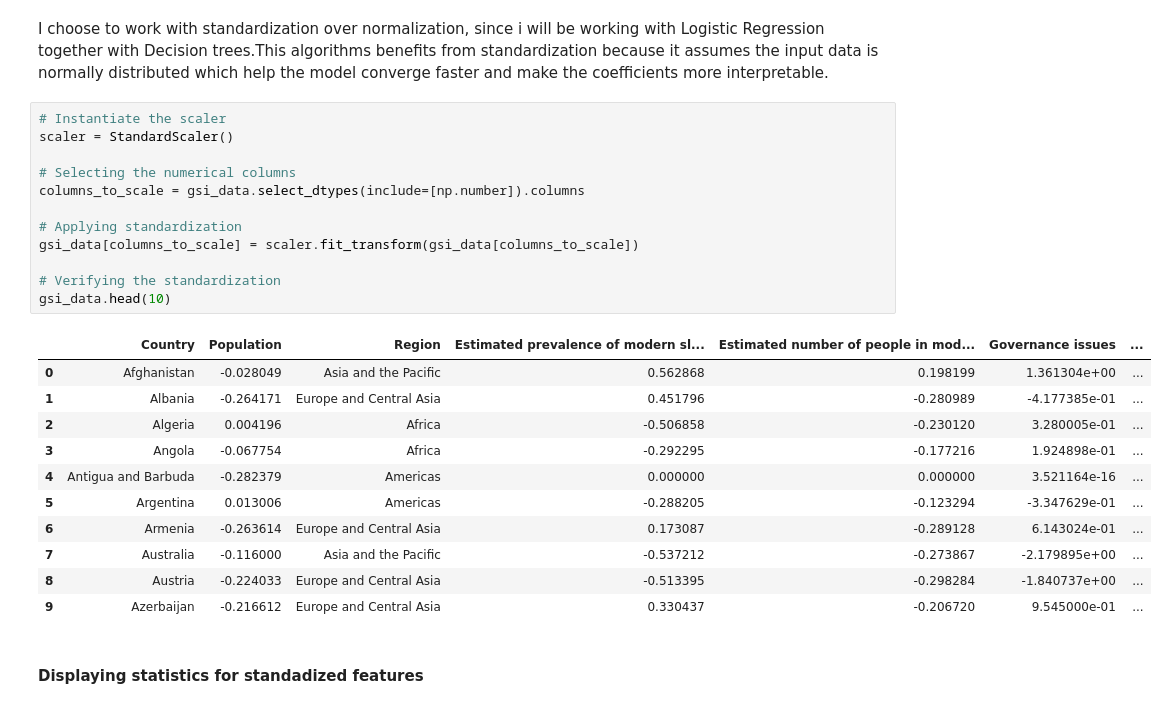
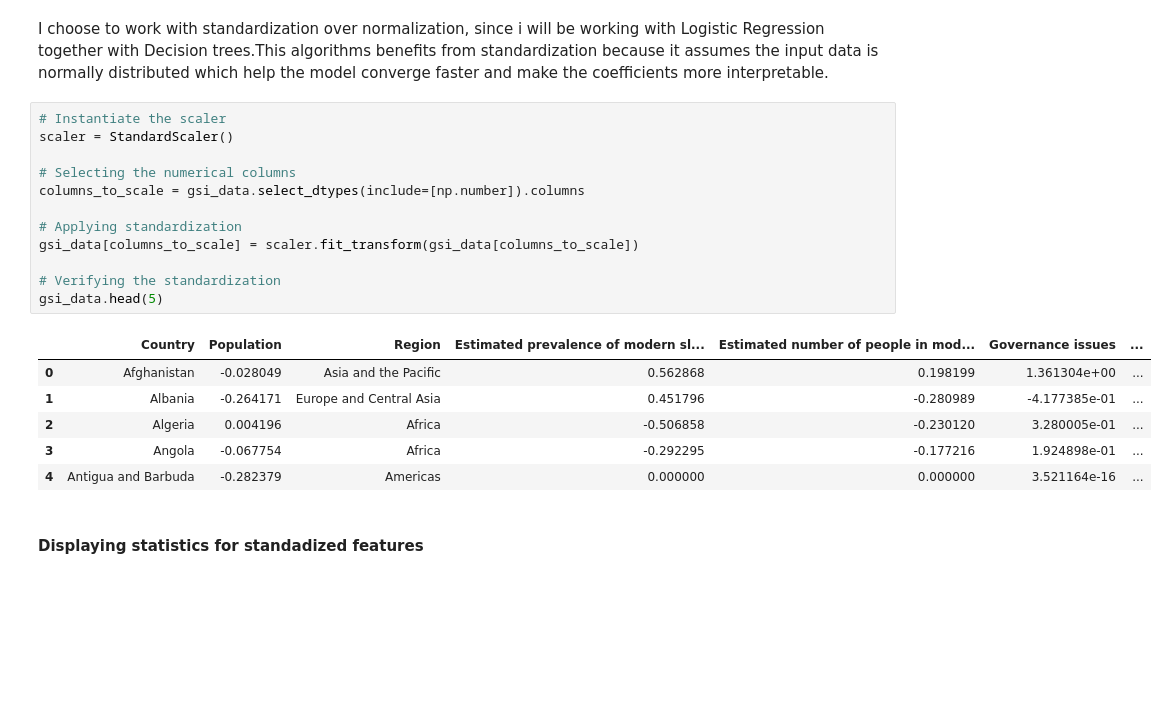
Before and after one commit to Namnyak/P3-PROJECT, a Jupyter notebook: P3 Project.ipynb, the cells around one changed output. Drawn from its saved outputs; the diff is of its cells as text; blank space fills up the shorter version.

```diff
--- a/P3 Project.ipynb
+++ b/P3 Project.ipynb
@@ -276,27 +272,22 @@ I choose to work with standardization over normalization, since i will be workin
 # %%
 # Instantiate the scaler
 scaler = StandardScaler()
 
 # Selecting the numerical columns
 columns_to_scale = gsi_data.select_dtypes(include=[np.number]).columns
 
 # Applying standardization
 gsi_data[columns_to_scale] = scaler.fit_transform(gsi_data[columns_to_scale])
 
 # Verifying the standardization
-gsi_data.head(10)
+gsi_data.head(5)
 # %% [output]
 |  | Country | Population | Region | Estimated prevalence of modern sl... | Estimated number of people in mod... | Governance issues | ... |
 | 0 | Afghanistan | -0.028049 | Asia and the Pacific | 0.562868 | 0.198199 | 1.361304e+00 | ... |
 | 1 | Albania | -0.264171 | Europe and Central Asia | 0.451796 | -0.280989 | -4.177385e-01 | ... |
 | 2 | Algeria | 0.004196 | Africa | -0.506858 | -0.230120 | 3.280005e-01 | ... |
 | 3 | Angola | -0.067754 | Africa | -0.292295 | -0.177216 | 1.924898e-01 | ... |
 | 4 | Antigua and Barbuda | -0.282379 | Americas | 0.000000 | 0.000000 | 3.521164e-16 | ... |
-| 5 | Argentina | 0.013006 | Americas | -0.288205 | -0.123294 | -3.347629e-01 | ... |
-| 6 | Armenia | -0.263614 | Europe and Central Asia | 0.173087 | -0.289128 | 6.143024e-01 | ... |
-| 7 | Australia | -0.116000 | Asia and the Pacific | -0.537212 | -0.273867 | -2.179895e+00 | ... |
-| 8 | Austria | -0.224033 | Europe and Central Asia | -0.513395 | -0.298284 | -1.840737e+00 | ... |
-| 9 | Azerbaijan | -0.216612 | Europe and Central Asia | 0.330437 | -0.206720 | 9.545000e-01 | ... |
 # %% [markdown]
 #### Displaying statistics for standadized features
 # %%
```
Also changed, not shown: parts of 38 cells of this notebook, 3 other files.
